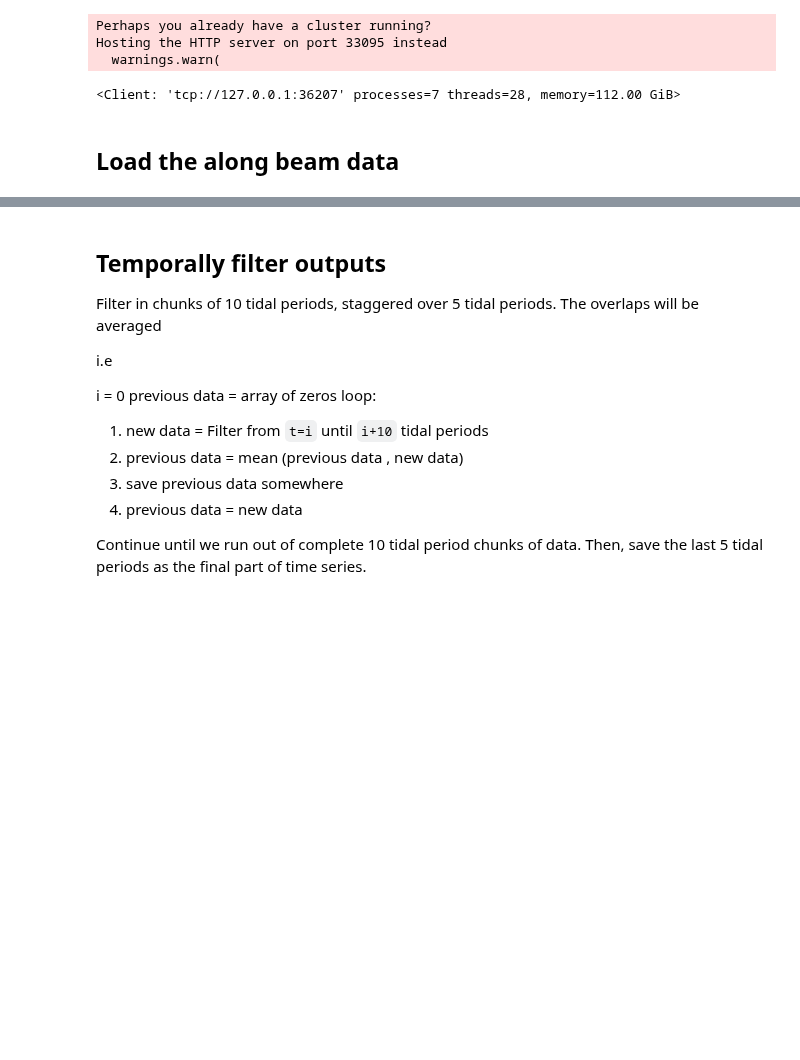
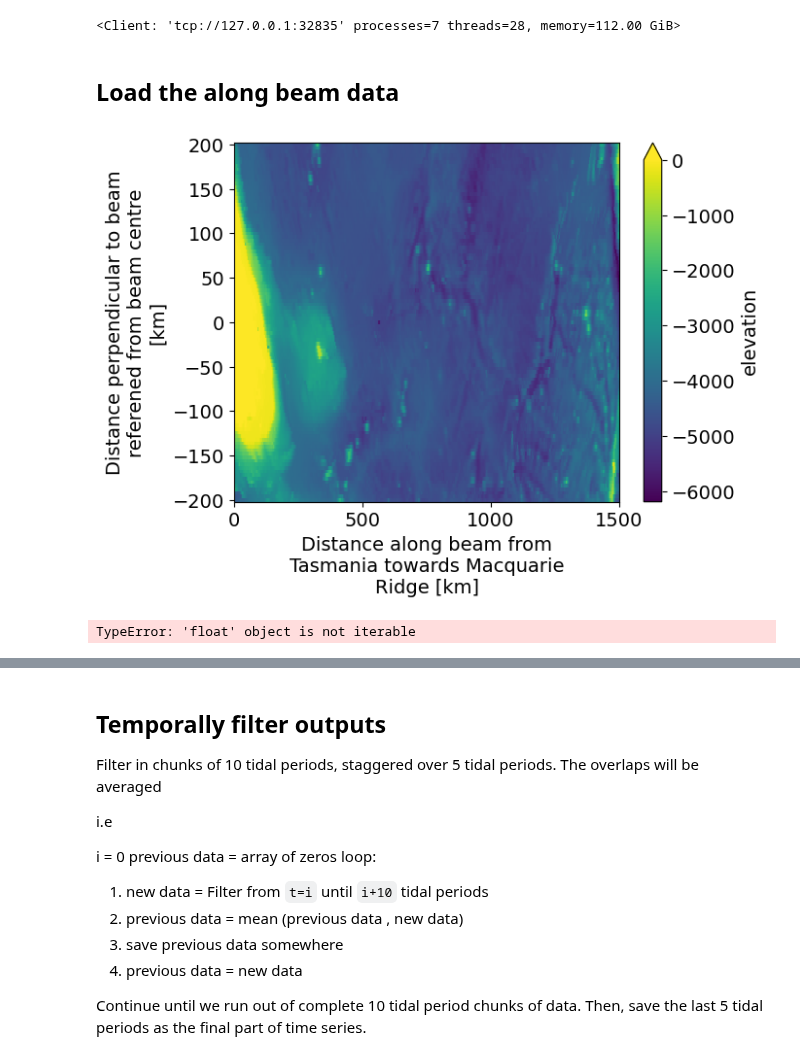
Before and after one commit to ashjbarnes/tasman-tides, a Jupyter notebook: notebooks/analysis/draft horizontal flux.ipynb, the cells around one changed output, grey strips where cells are left out. Cells and saved outputs as stored; diff of their text form; code cells hidden in the pictures; blank space fills up the shorter version.

```diff
--- a/notebooks/analysis/draft horizontal flux.ipynb
+++ b/notebooks/analysis/draft horizontal flux.ipynb
@@ -3,24 +3,38 @@ import xarray as xr
 import numpy as np
 import matplotlib.pyplot as plt
 import matplotlib
+import sys
+sys.path.append("/home/149/ab8992/tasman-tides/")
+import ttidelib as tt
 import subprocess
 import os
 import xrft
+%matplotlib inline
 from dask.distributed import Client
 client = Client()
 client
 # %% [output]
-Perhaps you already have a cluster running?
-Hosting the HTTP server on port 33095 instead
-  warnings.warn(
+<Client: 'tcp://127.0.0.1:32835' processes=7 threads=28, memory=112.00 GiB>
-<Client: 'tcp://127.0.0.1:36207' processes=7 threads=28, memory=112.00 GiB>
 # %% [markdown]
 ## Load the along beam data
 # %%
-output = "009"
-surface = xr.open_mfdataset(f"/g/data/nm03/ab8992/outputs/old_gebco_runs/fullexpt-test/output{output}/surface.nc",decode_times = False)
-u = xr.open_mfdataset(f"/g/data/nm03/ab8992/outputs/old_gebco_runs/fullexpt-test/output{output}/u/*",decode_times = False).u
-v = xr.open_mfdataset(f"/g/data/nm03/ab8992/outputs/old_gebco_runs/fullexpt-test/output{output}/v/*",decode_times = False).v
-e = xr.open_mfdataset(f"/g/data/nm03/ab8992/outputs/old_gebco_runs/fullexpt-test/output{output}/e/*",decode_times = False).e
-rho = xr.open_mfdataset(f"/g/data/nm03/ab8992/outputs/old_gebco_runs/fullexpt-test/output{output}/rho/*",decode_times = False).rho
-bathy = e.isel(time = 0,rho2_i = -1)
+output = "008"
+eta = tt.beamgrid(xr.open_mfdataset(f"/g/data/nm03/ab8992/outputs/full-20/output{output}/surface.nc",decode_times = False).zos)
+speed = tt.beamgrid(xr.open_mfdataset(f"/g/data/nm03/ab8992/outputs/full-20/output{output}/surface.nc",decode_times = False).speed)
+u = xr.open_mfdataset(f"/g/data/nm03/ab8992/outputs/full-20/output{output}/u/*",decode_times = False).u
+v = xr.open_mfdataset(f"/g/data/nm03/ab8992/outputs/full-20/output{output}/v/*",decode_times = False).v
+e = xr.open_mfdataset(f"/g/data/nm03/ab8992/outputs/full-20/output{output}/e/*",decode_times = False).e
+rho = xr.open_mfdataset(f"/g/data/nm03/ab8992/outputs/full-20/output{output}/rho/*",decode_times = False).rho
+bathy = tt.beamgrid(xr.open_mfdataset(f"/g/data/nm03/ab8992/ttide-inputs/full-20/topog_raw.nc",decode_times = False).elevation,xname = "lon",yname = "lat")
+# %%
+%matplotlib inline
+plt.clf()
+bathy.plot(vmax = 0)
+plt.show()
+# %% [output]
+[figure, added]
+# %%
+hef = tt.hef(u,v,15)
+hef
+# %% [output]
+TypeError: 'float' object is not iterable
```
Also changed, not shown: parts of 3 cells of this notebook.
